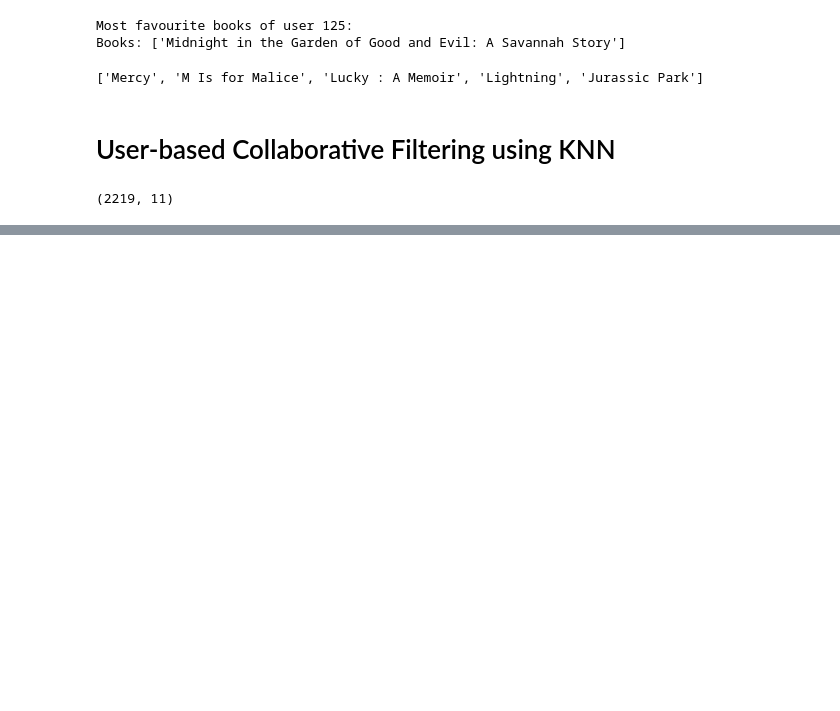
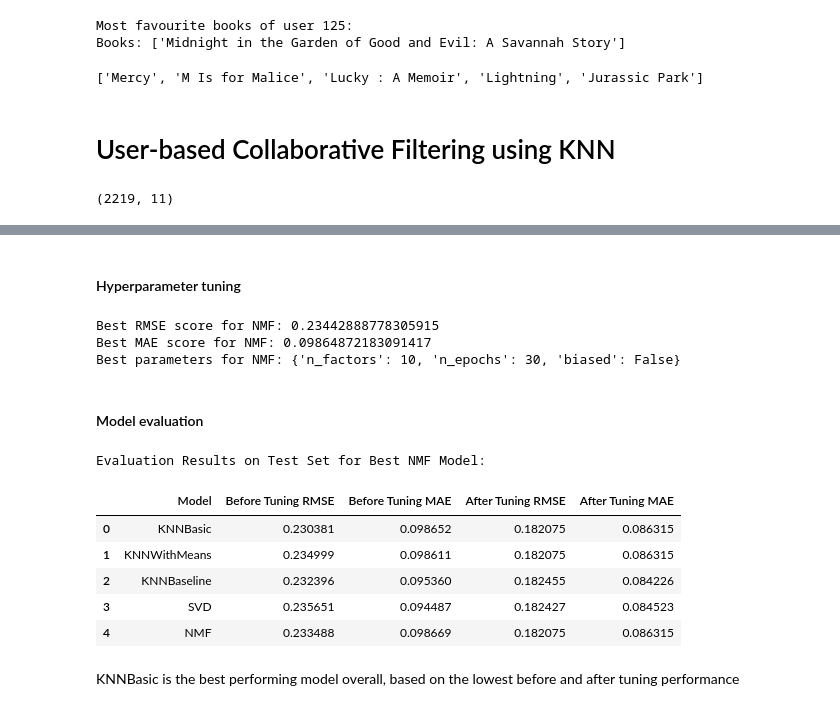
Before and after one commit to RanaSanga85/Book-Recommendation-System, a Jupyter notebook: Book Recommendation System 2.ipynb, the cells around one changed output, grey strips where cells are left out. Saved outputs shown, nothing was run; the diff lists cells and outputs as text; code cells hidden in the pictures; blank space fills up the shorter version.

```diff
--- a/Book Recommendation System 2.ipynb
+++ b/Book Recommendation System 2.ipynb
@@ -1233,0 +1281,10 @@ The Tuned KNNBasic model performed better than the default KNNBasic model.
+# %%
+# Initialize the NMF algorithm with default parameters
+nmf_algo = NMF(n_factors=15, n_epochs=50, biased=False)
+
+# Perform cross-validation
+cv_nmf = cross_validate(nmf_algo, dfsv, measures=['rmse', 'mae'], cv=5, verbose=True)
+
+# Calculate mean RMSE and MAE from cross-validation
+before_nmf_rmse = np.mean(cv_nmf['test_rmse'])
+before_nmf_mae = np.mean(cv_nmf['test_mae'])
@@ -1233,0 +1299,55 @@ The Tuned KNNBasic model performed better than the default KNNBasic model.
+# %% [markdown]
+#### Hyperparameter tuning
+# %%
+# Define parameter grid for NMF
+param_grid_nmf = {
+    'n_factors': [10, 15, 20],      # Number of latent factors
+    'n_epochs': [30, 50, 100],      # Number of training epochs
+    'biased': [True, False]         # Include bias term or not
+}
+
+# Perform grid search cross-validation for hyperparameter tuning
+gs_nmf = GridSearchCV(NMF, param_grid_nmf, measures=['rmse', 'mae'], cv=5)
+gs_nmf.fit(dfsv)
+# %%
+# Display the best parameters and scores
+print("Best RMSE score for NMF:", gs_nmf.best_score['rmse'])
+print("Best MAE score for NMF:", gs_nmf.best_score['mae'])
+print("Best parameters for NMF:", gs_nmf.best_params['rmse'])
+# %% [output]
+Best RMSE score for NMF: 0.23442888778305915
+Best MAE score for NMF: 0.09864872183091417
+Best parameters for NMF: {'n_factors': 10, 'n_epochs': 30, 'biased': False}
+# %% [markdown]
+#### Model evaluation
+# %%
+# Retrieve the best NMF model and evaluate it on the test set
+best_nmf_model = gs_nmf.best_estimator['rmse']
+best_nmf_model.fit(trainset)
+nmf_predictions = best_nmf_model.test(testset)
+
+# Calculate RMSE and MAE for the test set predictions
+after_nmf_rmse = accuracy.rmse(nmf_predictions, verbose=False)
+after_nmf_mae = accuracy.mae(nmf_predictions, verbose=False)
+
+# Append the SVD results to the accuracy results DataFrame
+nmf_results = pd.concat([svd_results, pd.DataFrame({
+    'Model': ['NMF'],
+    'Before Tuning RMSE': [before_nmf_rmse],
+    'Before Tuning MAE': [before_nmf_mae],
+    'After Tuning RMSE': [after_nmf_rmse],
+    'After Tuning MAE': [after_nmf_mae]
+})], ignore_index=True)
+# %%
+print("Evaluation Results on Test Set for Best NMF Model:")
+nmf_results
+# %% [output]
+Evaluation Results on Test Set for Best NMF Model:
+|  | Model | Before Tuning RMSE | Before Tuning MAE | After Tuning RMSE | After Tuning MAE |
+| 0 | KNNBasic | 0.230381 | 0.098652 | 0.182075 | 0.086315 |
+| 1 | KNNWithMeans | 0.234999 | 0.098611 | 0.182075 | 0.086315 |
+| 2 | KNNBaseline | 0.232396 | 0.095360 | 0.182455 | 0.084226 |
+| 3 | SVD | 0.235651 | 0.094487 | 0.182427 | 0.084523 |
+| 4 | NMF | 0.233488 | 0.098669 | 0.182075 | 0.086315 |
+# %% [markdown]
+KNNBasic is the best performing model overall, based on the lowest before and after tuning performance
```
Also changed, not shown: parts of 36 cells of this notebook, 1 other file.
